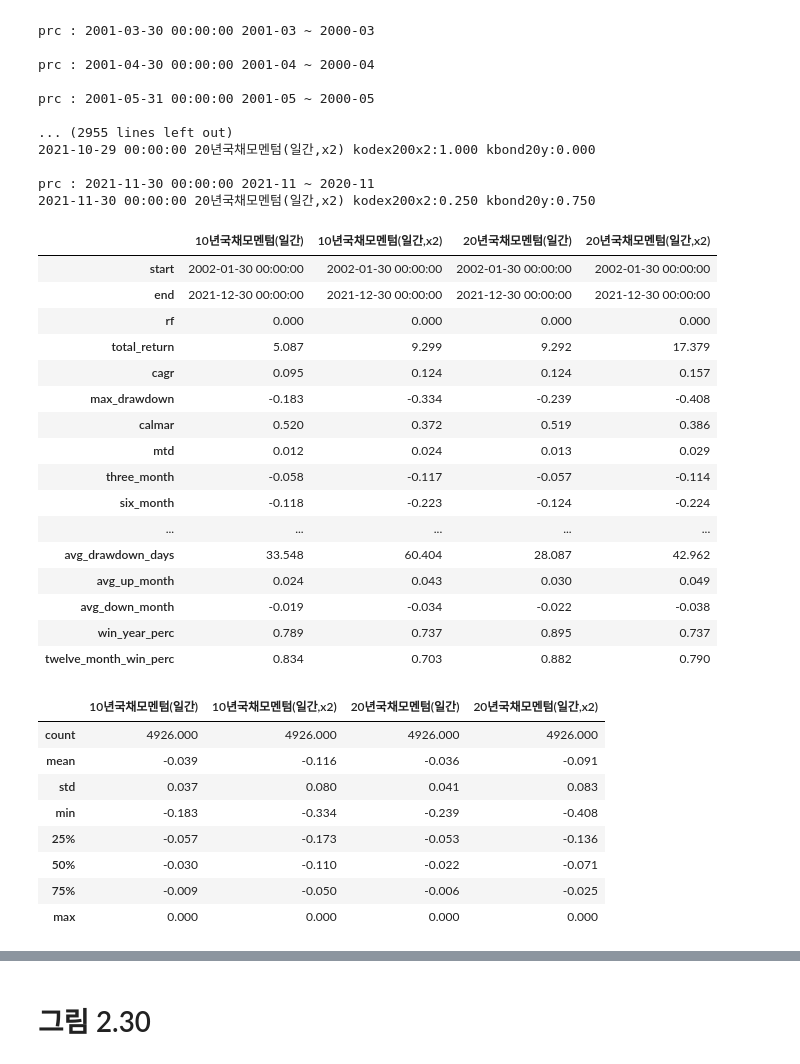
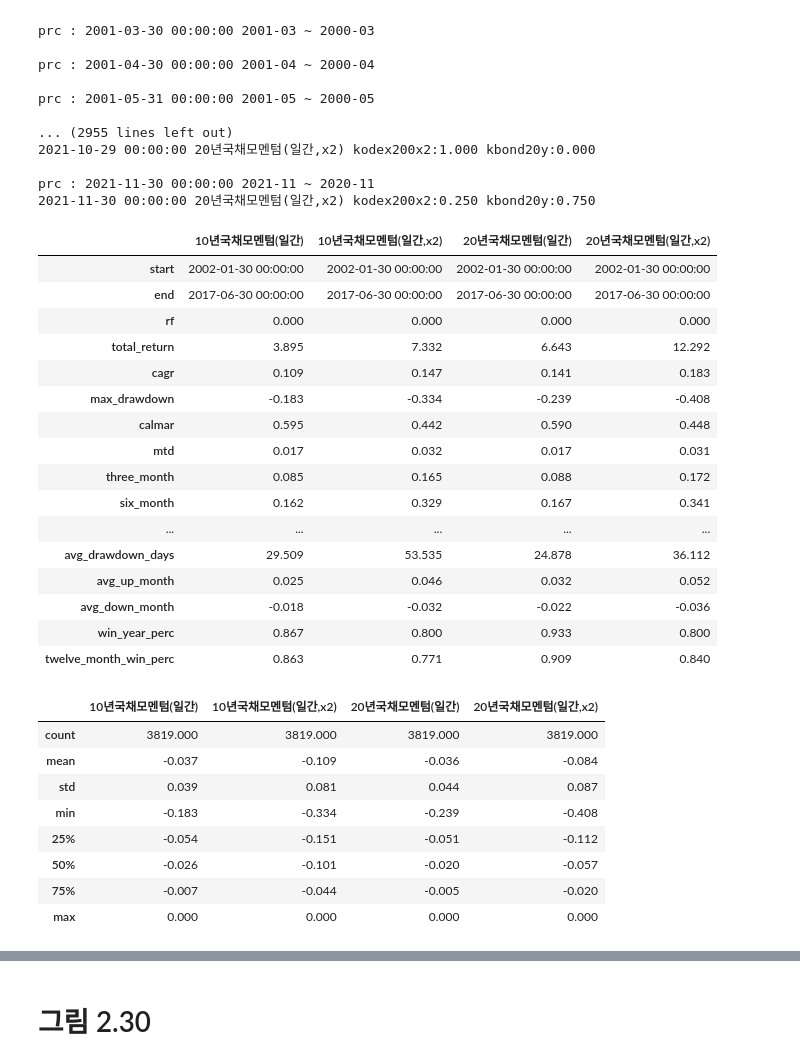
Before and after one commit to hermian/startetf, a Jupyter notebook: 2.29_평균모멘텀스코어_채권혼합.ipynb, the cells around one changed output, grey strips where cells are left out. Saved outputs shown, nothing was run; the diff lists cells and outputs as text; code cells hidden in the pictures.

```diff
--- a/2.29_평균모멘텀스코어_채권혼합.ipynb
+++ b/2.29_평균모멘텀스코어_채권혼합.ipynb
@@ -335,37 +335,37 @@ prc : 2001-05-31 00:00:00 2001-05 ~ 2000-05
 prc : 2021-11-30 00:00:00 2021-11 ~ 2020-11
 2021-11-30 00:00:00 20년국채모멘텀(일간,x2) kodex200x2:0.250 kbond20y:0.750
 # %%
-r_daily.set_date_range(start)
+r_daily.set_date_range(start,e)
 r_daily.stats
 # %% [output]
 |  | 10년국채모멘텀(일간) | 10년국채모멘텀(일간,x2) | 20년국채모멘텀(일간) | 20년국채모멘텀(일간,x2) |
 | start | 2002-01-30 00:00:00 | 2002-01-30 00:00:00 | 2002-01-30 00:00:00 | 2002-01-30 00:00:00 |
-| end | 2021-12-30 00:00:00 | 2021-12-30 00:00:00 | 2021-12-30 00:00:00 | 2021-12-30 00:00:00 |
+| end | 2017-06-30 00:00:00 | 2017-06-30 00:00:00 | 2017-06-30 00:00:00 | 2017-06-30 00:00:00 |
 | rf | 0.000 | 0.000 | 0.000 | 0.000 |
-| total_return | 5.087 | 9.299 | 9.292 | 17.379 |
-| cagr | 0.095 | 0.124 | 0.124 | 0.157 |
+| total_return | 3.895 | 7.332 | 6.643 | 12.292 |
+| cagr | 0.109 | 0.147 | 0.141 | 0.183 |
 | max_drawdown | -0.183 | -0.334 | -0.239 | -0.408 |
-| calmar | 0.520 | 0.372 | 0.519 | 0.386 |
-| mtd | 0.012 | 0.024 | 0.013 | 0.029 |
-| three_month | -0.058 | -0.117 | -0.057 | -0.114 |
-| six_month | -0.118 | -0.223 | -0.124 | -0.224 |
+| calmar | 0.595 | 0.442 | 0.590 | 0.448 |
+| mtd | 0.017 | 0.032 | 0.017 | 0.031 |
+| three_month | 0.085 | 0.165 | 0.088 | 0.172 |
+| six_month | 0.162 | 0.329 | 0.167 | 0.341 |
 | ... | ... | ... | ... | ... |
-| avg_drawdown_days | 33.548 | 60.404 | 28.087 | 42.962 |
-| avg_up_month | 0.024 | 0.043 | 0.030 | 0.049 |
-| avg_down_month | -0.019 | -0.034 | -0.022 | -0.038 |
-| win_year_perc | 0.789 | 0.737 | 0.895 | 0.737 |
-| twelve_month_win_perc | 0.834 | 0.703 | 0.882 | 0.790 |
+| avg_drawdown_days | 29.509 | 53.535 | 24.878 | 36.112 |
+| avg_up_month | 0.025 | 0.046 | 0.032 | 0.052 |
+| avg_down_month | -0.018 | -0.032 | -0.022 | -0.036 |
+| win_year_perc | 0.867 | 0.800 | 0.933 | 0.800 |
+| twelve_month_win_perc | 0.863 | 0.771 | 0.909 | 0.840 |
 # %%
 r_daily.prices.to_drawdown_series().describe()
 # %% [output]
 |  | 10년국채모멘텀(일간) | 10년국채모멘텀(일간,x2) | 20년국채모멘텀(일간) | 20년국채모멘텀(일간,x2) |
-| count | 4926.000 | 4926.000 | 4926.000 | 4926.000 |
-| mean | -0.039 | -0.116 | -0.036 | -0.091 |
-| std | 0.037 | 0.080 | 0.041 | 0.083 |
+| count | 3819.000 | 3819.000 | 3819.000 | 3819.000 |
+| mean | -0.037 | -0.109 | -0.036 | -0.084 |
+| std | 0.039 | 0.081 | 0.044 | 0.087 |
 | min | -0.183 | -0.334 | -0.239 | -0.408 |
-| 25% | -0.057 | -0.173 | -0.053 | -0.136 |
-| 50% | -0.030 | -0.110 | -0.022 | -0.071 |
-| 75% | -0.009 | -0.050 | -0.006 | -0.025 |
+| 25% | -0.054 | -0.151 | -0.051 | -0.112 |
+| 50% | -0.026 | -0.101 | -0.020 | -0.057 |
+| 75% | -0.007 | -0.044 | -0.005 | -0.020 |
 | max | 0.000 | 0.000 | 0.000 | 0.000 |
 # %%
 변동성역가중 = bt.Strategy('변동성역가중',
```
Also changed, not shown: parts of 5 cells of this notebook.
